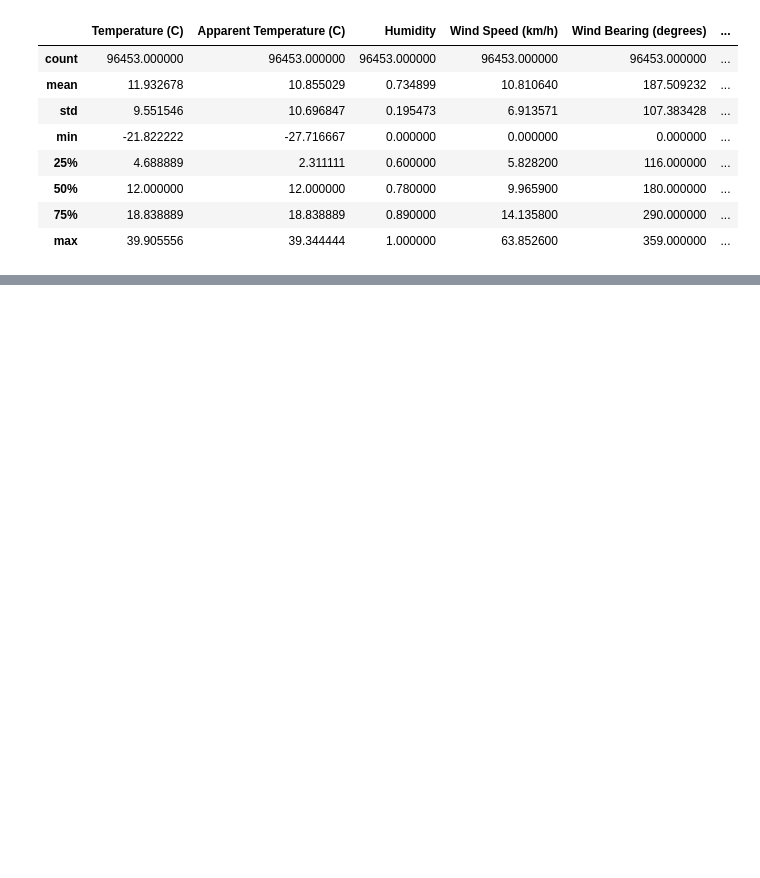
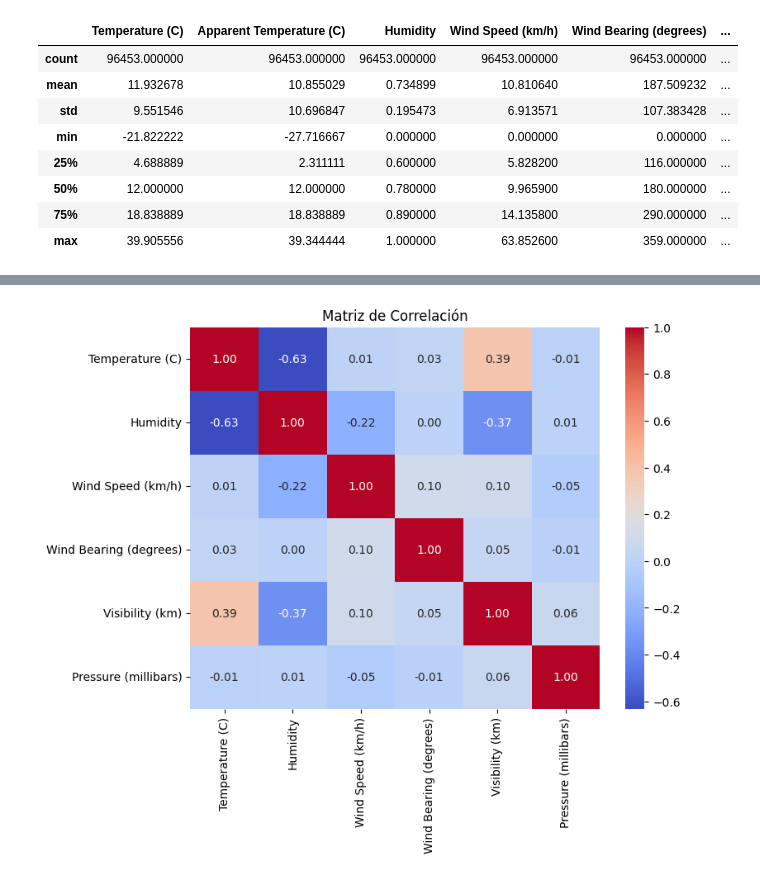
Before and after one commit to SergioManuelJob/WeatherDataset, a Jupyter notebook: Weather_Sergio_Manuel_Suarez_Suarez.ipynb, the cells around one changed output, grey strips where cells are left out. Saved outputs shown, nothing was run; the diff lists cells and outputs as text; code cells hidden in the pictures; blank space fills up the shorter version.

```diff
--- a/Weather_Sergio_Manuel_Suarez_Suarez.ipynb
+++ b/Weather_Sergio_Manuel_Suarez_Suarez.ipynb
@@ -50,0 +112,4 @@ df.describe()
+# %%
+# Loud cover is a column filled with only 0, it is not useful
+df = df.drop('Loud Cover', axis=1)
+df.head()
@@ -50,0 +123,4 @@ df.describe()
+# %%
+# Now between apparent temperature and temperature, as they are highly correlated I will keep what seems more logical to me, temperature, as it is the most objective and doesn't depend on subjective opinions
+df = df.drop('Apparent Temperature (C)', axis=1)
+df.head()
@@ -50,0 +134,7 @@ df.describe()
+# %%
+plt.figure(figsize=(8, 6))
+sns.heatmap(df.corr(), annot=True, cmap='coolwarm', fmt='.2f')
+plt.title('Matriz de Correlación')
+plt.show()
+# %% [output]
+[figure, added]
```
Also changed, not shown: parts of 21 cells of this notebook.
